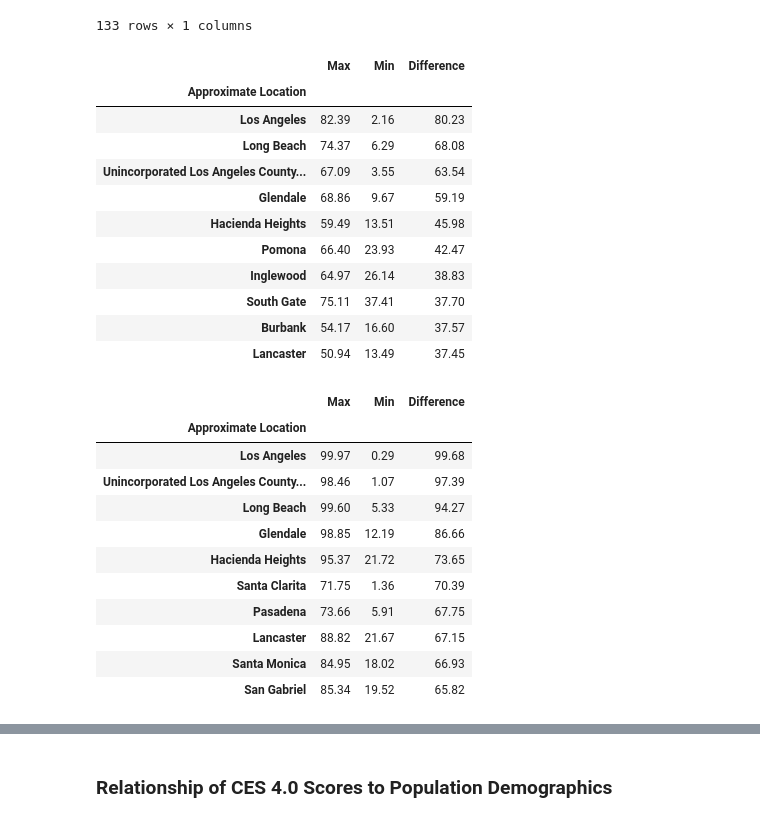
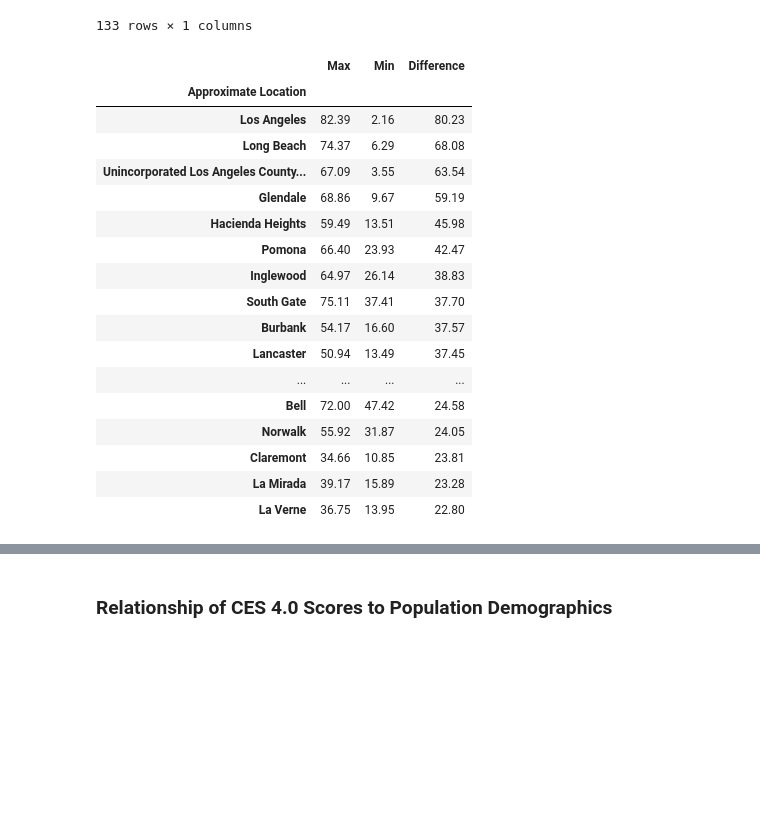
Before and after one commit to carlosortizdev/Thesis, a Jupyter notebook: notebooks/1.Introduction.ipynb, the cells around one changed output, grey strips where cells are left out. Cells and saved outputs as stored; diff of their text form; code cells hidden in the pictures; blank space fills up the shorter version.

```diff
--- a/notebooks/1.Introduction.ipynb
+++ b/notebooks/1.Introduction.ipynb
@@ -164,49 +181,3 @@ ces_avg_by_city
 | Rolling Hills | 4.910000 |
 | Malibu | 4.360000 |
 133 rows × 1 columns
-# %%
-# CES 4.0 Score Min-Max difference by city
-
-ces_min_max = df[['Approximate Location', 'CES 4.0 Score']].dropna().groupby(by='Approximate Location').agg(Max=('CES 4.0 Score', 'max'), Min=('CES 4.0 Score', 'min'))
-
-ces_min_max['Difference'] = ces_min_max['Max'] - ces_min_max['Min']
-
-ces_min_max = ces_min_max.sort_values('Difference', ascending=False)
-
-ces_min_max.head(10)
-# %% [output]
-|  | Max | Min | Difference |
-| Approximate Location |  |  |  |
-| Los Angeles | 82.39 | 2.16 | 80.23 |
-| Long Beach | 74.37 | 6.29 | 68.08 |
-| Unincorporated Los Angeles County... | 67.09 | 3.55 | 63.54 |
-| Glendale | 68.86 | 9.67 | 59.19 |
-| Hacienda Heights | 59.49 | 13.51 | 45.98 |
-| Pomona | 66.40 | 23.93 | 42.47 |
-| Inglewood | 64.97 | 26.14 | 38.83 |
-| South Gate | 75.11 | 37.41 | 37.70 |
-| Burbank | 54.17 | 16.60 | 37.57 |
-| Lancaster | 50.94 | 13.49 | 37.45 |
-# %%
-# CES 4.0 Percentile Min-Max difference by city
-
-ces_min_max_p = df[['Approximate Location', 'CES 4.0 Percentile']].dropna().groupby(by='Approximate Location').agg(Max=('CES 4.0 Percentile', 'max'), Min=('CES 4.0 Percentile', 'min'))
-
-ces_min_max_p['Difference'] = ces_min_max_p['Max'] - ces_min_max_p['Min']
-
-ces_min_max_p = ces_min_max_p.sort_values('Difference', ascending=False)
-
-ces_min_max_p.head(10)
-# %% [output]
-|  | Max | Min | Difference |
-| Approximate Location |  |  |  |
-| Los Angeles | 99.97 | 0.29 | 99.68 |
-| Unincorporated Los Angeles County... | 98.46 | 1.07 | 97.39 |
-| Long Beach | 99.60 | 5.33 | 94.27 |
-| Glendale | 98.85 | 12.19 | 86.66 |
-| Hacienda Heights | 95.37 | 21.72 | 73.65 |
-| Santa Clarita | 71.75 | 1.36 | 70.39 |
-| Pasadena | 73.66 | 5.91 | 67.75 |
-| Lancaster | 88.82 | 21.67 | 67.15 |
-| Santa Monica | 84.95 | 18.02 | 66.93 |
-| San Gabriel | 85.34 | 19.52 | 65.82 |
@@ -215,0 +184,29 @@ socioeconomic = ['Education', 'Linguistic Isolation', 'Poverty', 'Unemployment',
+# %%
+# CES 4.0 Score Min-Max difference by city
+
+ces_min_max = df[['Approximate Location', 'CES 4.0 Score']].dropna().groupby(by='Approximate Location').agg(Max=('CES 4.0 Score', 'max'), Min=('CES 4.0 Score', 'min'))
+
+ces_min_max['Difference'] = ces_min_max['Max'] - ces_min_max['Min']
+
+ces_min_max = ces_min_max.sort_values('Difference', ascending=False)
+
+ces_min_max.head(50)
+# %% [output]
+|  | Max | Min | Difference |
+| Approximate Location |  |  |  |
+| Los Angeles | 82.39 | 2.16 | 80.23 |
+| Long Beach | 74.37 | 6.29 | 68.08 |
+| Unincorporated Los Angeles County... | 67.09 | 3.55 | 63.54 |
+| Glendale | 68.86 | 9.67 | 59.19 |
+| Hacienda Heights | 59.49 | 13.51 | 45.98 |
+| Pomona | 66.40 | 23.93 | 42.47 |
+| Inglewood | 64.97 | 26.14 | 38.83 |
+| South Gate | 75.11 | 37.41 | 37.70 |
+| Burbank | 54.17 | 16.60 | 37.57 |
+| Lancaster | 50.94 | 13.49 | 37.45 |
+| ... | ... | ... | ... |
+| Bell | 72.00 | 47.42 | 24.58 |
+| Norwalk | 55.92 | 31.87 | 24.05 |
+| Claremont | 34.66 | 10.85 | 23.81 |
+| La Mirada | 39.17 | 15.89 | 23.28 |
+| La Verne | 36.75 | 13.95 | 22.80 |
```
Also changed, not shown: parts of 26 cells of this notebook, 1 other file.
